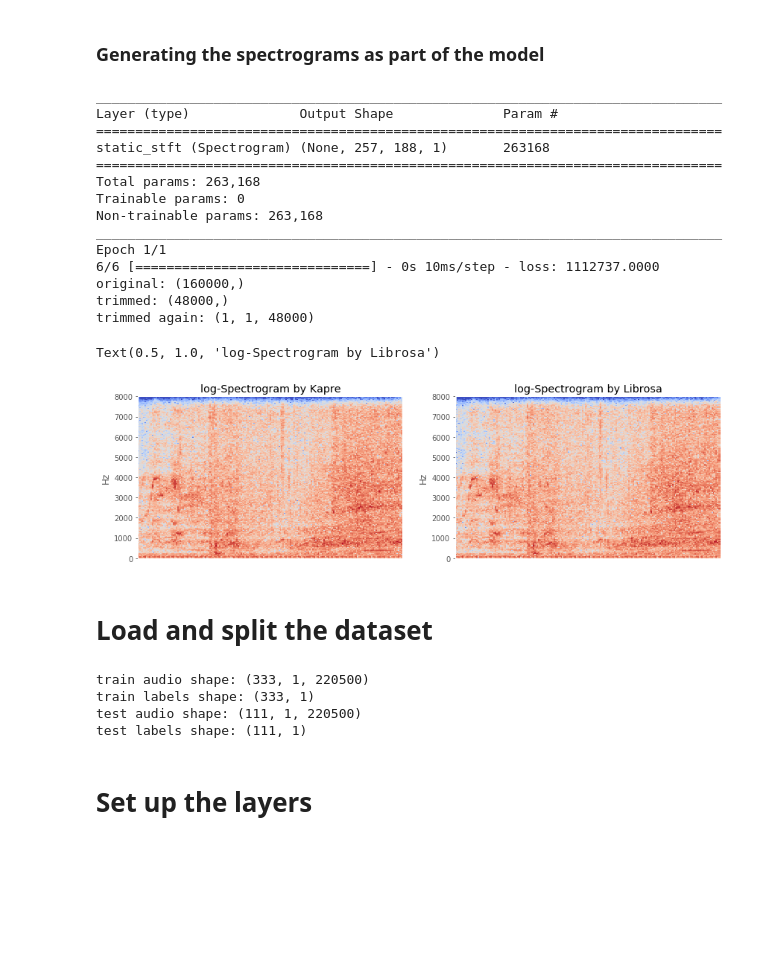
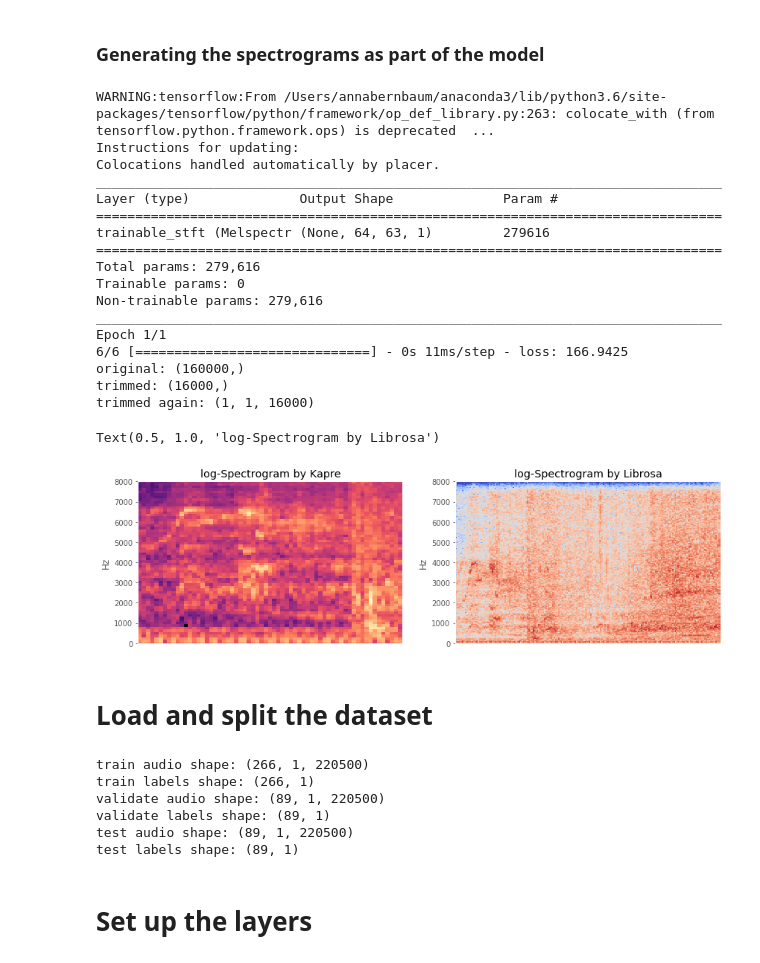
Before and after one commit to AnnaBernbaum/SoloProject, a Jupyter notebook: Machine Learning.ipynb, the cells around one changed output. Saved outputs shown, nothing was run; the diff lists cells and outputs as text; code cells hidden in the pictures; blank space fills up the shorter version.

```diff
--- a/Machine Learning.ipynb
+++ b/Machine Learning.ipynb
@@ -96,43 +96,55 @@ def visualise_model(model, logam=False):
 ### Generating the spectrograms as part of the model
 # %%
 SR = 16000
+sr = 22050
+
 src_cute, _ = librosa.load('../SoloProject/AudioSet_WAV_files/Speech/0oLuOoKzIbI.wav', sr=SR, mono=True)
 
 src = np.random.random((1, SR * 3))
 
 input_shape = (1, SR)
 
 model = keras.Sequential()
-model.add(Spectrogram(n_dft=512, n_hop=256, input_shape=src.shape,
-          return_decibel_spectrogram=False, power_spectrogram=2.0,
-          trainable_kernel=False, name='static_stft'))
+# model.add(Spectrogram(n_dft=128, n_hop=64, input_shape=src.shape,
+#           return_decibel_spectrogram=False, power_spectrogram=2.0,
+#           trainable_kernel=False, name='static_stft'))
+
+model.add(Melspectrogram(n_dft=512, n_hop=256, input_shape=input_shape,
+                         padding='same', sr=sr, n_mels=64,
+                         fmin=0.0, fmax=10000, power_melgram=1.0,
+                         return_decibel_melgram=True, trainable_fb=False,
+                         trainable_kernel=False,
+                         name='trainable_stft'))
 
 check_model(model)
 plt.figure(figsize=(14, 4))
 plt.subplot(1, 2, 1)
 plt.title('log-Spectrogram by Kapre')
-visualise_model(model, logam=True)
+visualise_model(model, logam=False)  # if melspec, logam = false
 plt.subplot(1, 2, 2)
 display.specshow(librosa.power_to_db(np.abs(librosa.stft(src_cute[: SR * 3], 512, 256)) ** 2, ref=1.0),
                          y_axis='linear', sr=SR)
 plt.title('log-Spectrogram by Librosa')
 # %% [output]
+WARNING:tensorflow:From /Users/annabernbaum/anaconda3/lib/python3.6/site-packages/tensorflow/python/framework/op_def_library.py:263: colocate_with (from tensorflow.python.framework.ops) is deprecated  ...
+Instructions for updating:
+Colocations handled automatically by placer.
 ________________________________________________________________________________
 Layer (type)              Output Shape              Param #
 ================================================================================
-static_stft (Spectrogram) (None, 257, 188, 1)       263168
+trainable_stft (Melspectr (None, 64, 63, 1)         279616
 ================================================================================
-Total params: 263,168
+Total params: 279,616
 Trainable params: 0
-Non-trainable params: 263,168
+Non-trainable params: 279,616
 ________________________________________________________________________________
 Epoch 1/1
-6/6 [==============================] - 0s 10ms/step - loss: 1112737.0000
+6/6 [==============================] - 0s 11ms/step - loss: 166.9425
 original: (160000,)
-trimmed: (48000,)
-trimmed again: (1, 1, 48000)
+trimmed: (16000,)
+trimmed again: (1, 1, 16000)
 Text(0.5, 1.0, 'log-Spectrogram by Librosa')
-[figure, old version]
+[figure, new version]
 # %% [markdown]
 # Load and split the dataset
 # %%
@@ -145,7 +157,8 @@ for clip in os.listdir("Audioset_WAV_files/Speech/"):
         total_number += 1
 
 total_number = total_number*2
-split = int(0.75*total_number)
+split1 = int(0.6*total_number)
+split2 = int(0.8*total_number)
 
 # create empty arrays for the audio data and labels
 audio = np.empty([total_number, 1, 220500])
@@ -177,22 +190,30 @@ shuffled_audio = audio[permutation]
 shuffled_labels = labels[permutation]
 
 # Split into 2 groups
-train_audio = shuffled_audio[:split]
-train_labels = shuffled_labels[:split]
+train_audio = shuffled_audio[:split1]
+train_labels = shuffled_labels[:split1]
 
-test_audio = shuffled_audio[split:]
-test_labels = shuffled_labels[split:]
+validate_audio = shuffled_audio[split1:split2]
+validate_labels = shuffled_labels[split1:split2]
+
+test_audio = shuffled_audio[split2:]
+test_labels = shuffled_labels[split2:]
 
 print('train audio shape:', train_audio.shape)
 print('train labels shape:', train_labels.shape)
 
+print('validate audio shape:', validate_audio.shape)
+print('validate labels shape:', validate_labels.shape)
+
 print('test audio shape:', test_audio.shape)
 print('test labels shape:', test_labels.shape)
 # %% [output]
-train audio shape: (333, 1, 220500)
-train labels shape: (333, 1)
-test audio shape: (111, 1, 220500)
-test labels shape: (111, 1)
+train audio shape: (266, 1, 220500)
+train labels shape: (266, 1)
+validate audio shape: (89, 1, 220500)
+validate labels shape: (89, 1)
+test audio shape: (89, 1, 220500)
+test labels shape: (89, 1)
 # %% [markdown]
 # Set up the layers
 # %%
```
Also changed, not shown: parts of 10 cells of this notebook, 4 other files.
